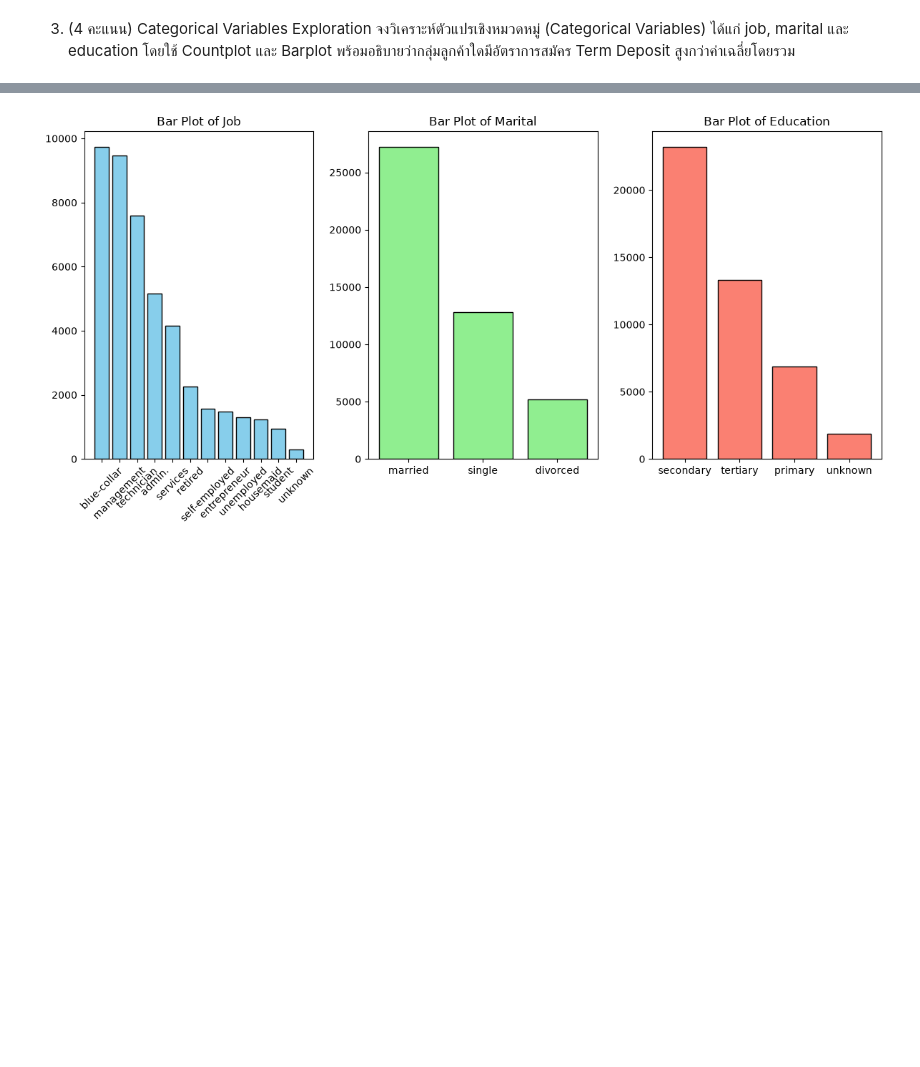
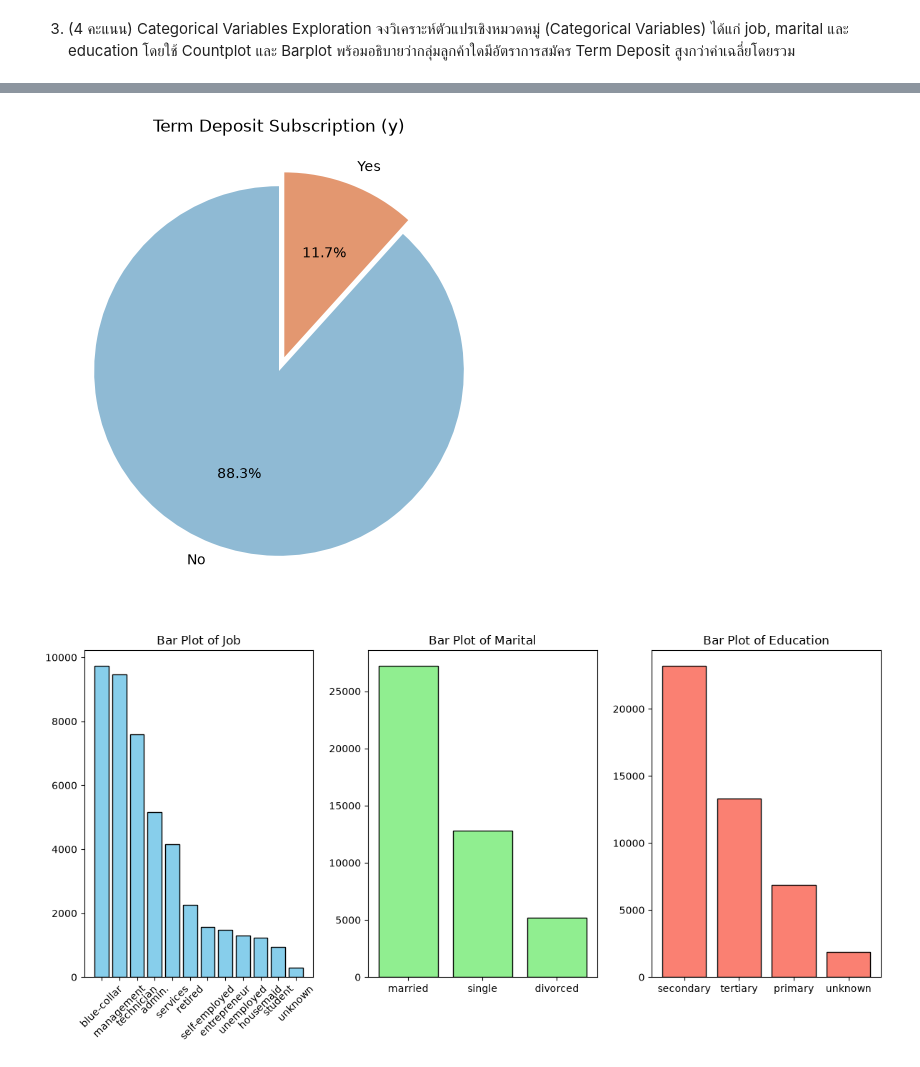
Before and after one commit to TKishioru/DPU.DT, a Jupyter notebook: DT514 วิทยาการข้อมูลและการวิเคราะห์ข้อมูลขนาดใหญ่/Midterm/anwser.ipynb, the cells around one changed output, grey strips where cells are left out. Saved outputs shown, nothing was run; the diff lists cells and outputs as text; code cells hidden in the pictures; blank space fills up the shorter version.

```diff
--- a/DT514 วิทยาการข้อมูลและการวิเคราะห์ข้อมูลขนาดใหญ่/Midterm/anwser.ipynb
+++ b/DT514 วิทยาการข้อมูลและการวิเคราะห์ข้อมูลขนาดใหญ่/Midterm/anwser.ipynb
@@ -131,3 +308,24 @@ plt.show()
+# %%
+import matplotlib.pyplot as plt
+
+# นับจำนวนลูกค้าแต่ละกลุ่ม
+counts = data_full['y'].value_counts()
+
+# สร้าง pie chart
+plt.figure(figsize=(6, 6))
+plt.pie(
+    counts,
+    labels=['No', 'Yes'],   # ถ้า value_counts ออก no ก่อน yes
+    autopct='%1.1f%%',
+    startangle=90,
+    colors=['#8fbad4', '#e39770'],
+    explode=(0, 0.08)
+)
+
+plt.title('Term Deposit Subscription (y)')
+plt.show()
+# %% [output]
+[figure, added]
 # %%
 # create bar plot of job, marital and education
 plt.figure(figsize=(12, 6))
```
Also changed, not shown: parts of 3 cells of this notebook, 23 other files.
